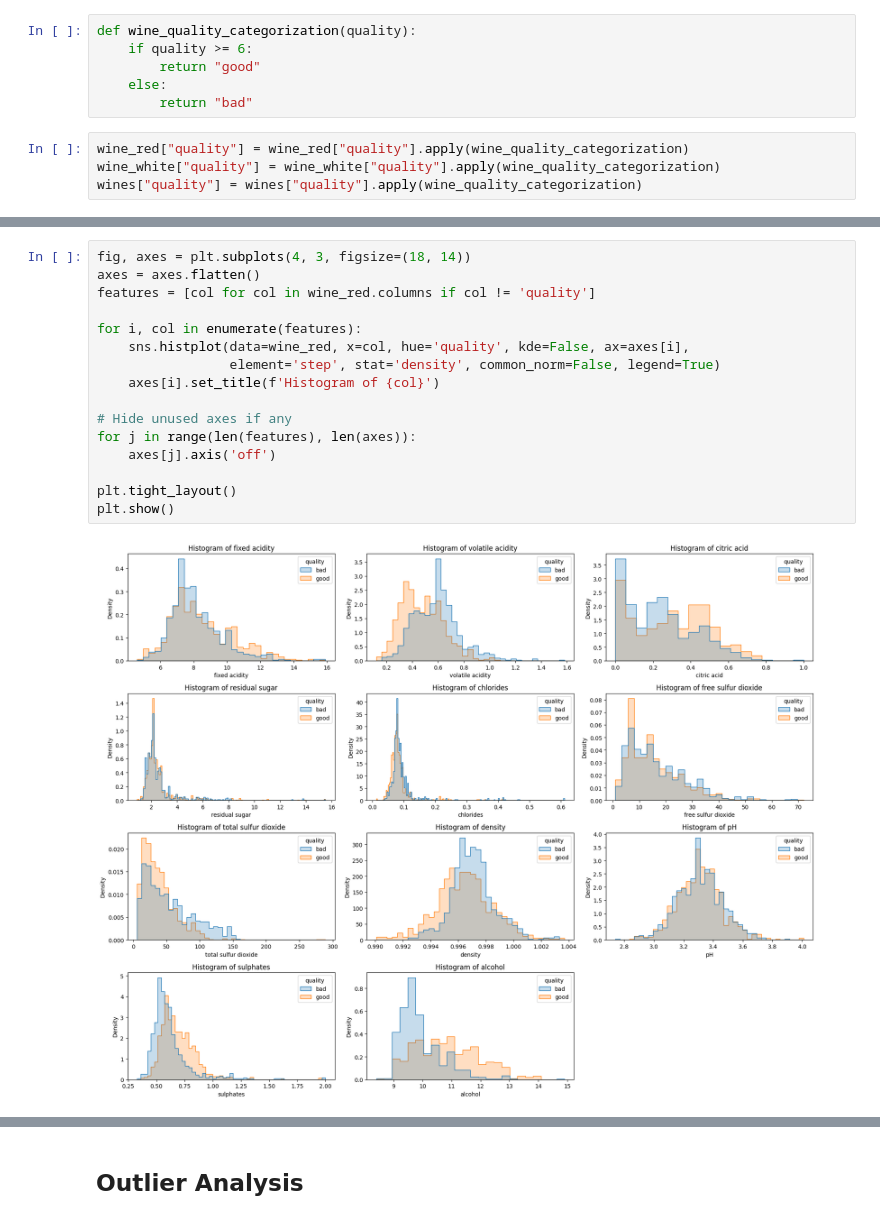
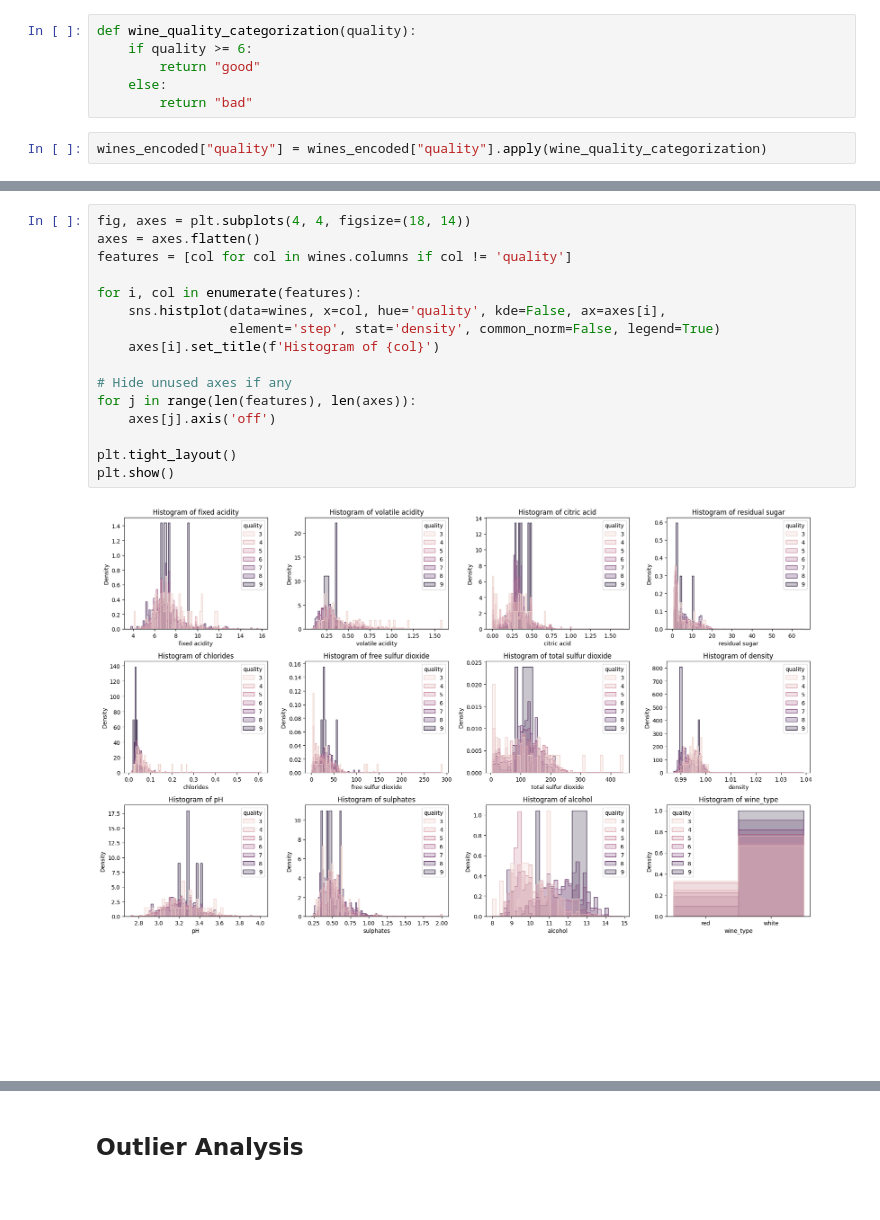
Before and after one commit to bercaakbayir/unimi-dse-ml-project, a Jupyter notebook: main.ipynb, the cells around one changed output, grey strips where cells are left out. Cells and saved outputs as stored; diff of their text form.

```diff
--- a/main.ipynb
+++ b/main.ipynb
@@ -283,6 +224,4 @@ def wine_quality_categorization(quality):
     else:
         return "bad"
 # %%
-wine_red["quality"] = wine_red["quality"].apply(wine_quality_categorization)
-wine_white["quality"] = wine_white["quality"].apply(wine_quality_categorization)
-wines["quality"] = wines["quality"].apply(wine_quality_categorization)
+wines_encoded["quality"] = wines_encoded["quality"].apply(wine_quality_categorization)
@@ -289,20 +244,20 @@ wines["quality"] = wines["quality"].apply(wine_quality_categorization)
 # %%
-fig, axes = plt.subplots(4, 3, figsize=(18, 14))
+fig, axes = plt.subplots(4, 4, figsize=(18, 14))
 axes = axes.flatten()
-features = [col for col in wine_red.columns if col != 'quality']
+features = [col for col in wines.columns if col != 'quality']
 
 for i, col in enumerate(features):
-    sns.histplot(data=wine_red, x=col, hue='quality', kde=False, ax=axes[i],
+    sns.histplot(data=wines, x=col, hue='quality', kde=False, ax=axes[i],
                  element='step', stat='density', common_norm=False, legend=True)
     axes[i].set_title(f'Histogram of {col}')
 
 # Hide unused axes if any
 for j in range(len(features), len(axes)):
     axes[j].axis('off')
 
 plt.tight_layout()
 plt.show()
 # %% [output]
-[figure, old version]
+[figure, new version]
 # %%
 # Separate features
```
Also changed, not shown: parts of 98 cells of this notebook, 1 other file.
